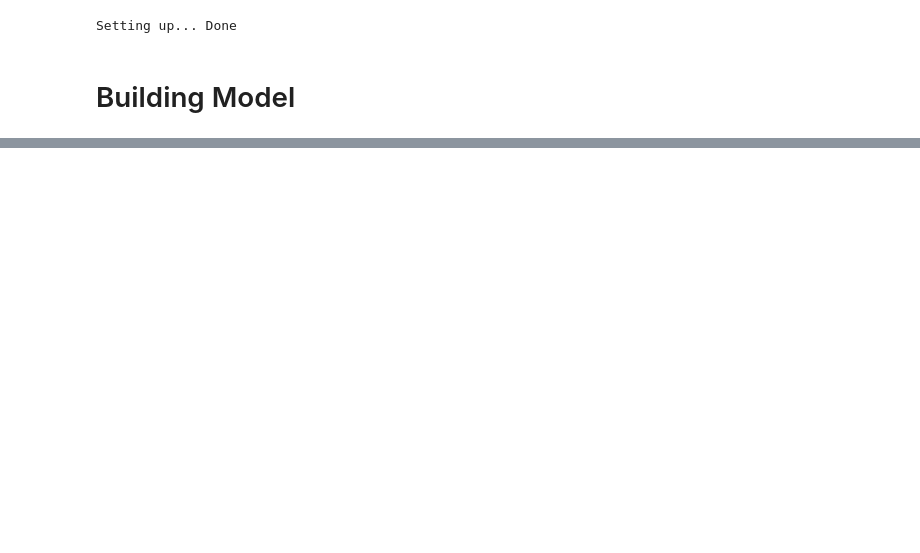
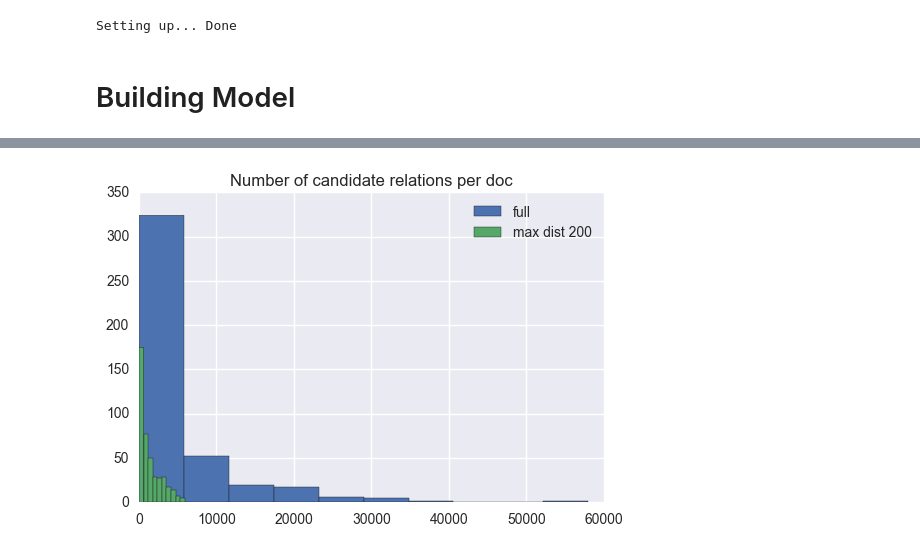
Before and after one commit to teffland/infonet, a Jupyter notebook: notebooks/Chainer end-to-end.ipynb, the cells around one changed output, grey strips where cells are left out. Drawn from its saved outputs; the diff is of its cells as text; code cells hidden in the pictures; blank space fills up the shorter version.

```diff
--- a/notebooks/Chainer end-to-end.ipynb
+++ b/notebooks/Chainer end-to-end.ipynb
@@ -248,0 +1019,14 @@ class Extractor(ch.Chain):
+# %%
+test_iter = SequenceIterator(zip(ix_test, ib_test, im_test, ir_test), 1, repeat=True)
+x_list, b_list, m_list, r_list = zip(*test_iter.next())
+t_list = sequences2arrays(x_list)
+ret = extractor.predict(t_list)
+# %%
+ms, rs, mspans, rspans = ret
+s = convert_sequence(x_list[0], token_vocab.token)
+# for m, span in zip(ms[0], mspans[0]):
+#     print mention_vocab.token(m), s[span[0]:span[1]]
+for r, rspan in zip(rs[0], rspans[0]):
+    t = relation_vocab.token(r)
+    if True:#t != '--NULL--':
+        print s[rspan[0]:rspan[1]], t, s[rspan[2]:rspan[3]]
@@ -248,0 +1094,5 @@ class Extractor(ch.Chain):
+# %%
+extractor = Extractor(tagger.copy(),
+                      mention_vocab.v, relation_vocab.v,
+                      in_tags=in_tags, out_tags=out_tags,
+                      max_rel_dist=200)
@@ -248,0 +1159,14 @@ class Extractor(ch.Chain):
+# %%
+fd = [ d for dists in full_dists for d in dists ]
+fn = [ len(dists) for dists in full_dists]
+
+cd = [ d for dists in cut_dists for d in dists ]
+cn = [ len(dists) for dists in cut_dists]
+# %%
+plt.hist(fn, label='full')
+plt.hist(cn, label='max dist 200')
+plt.legend()
+plt.title('Number of candidate relations per doc')
+print
+# %% [output]
+[figure, added]
```
Also changed, not shown: parts of 38 cells of this notebook, 12 other files.
